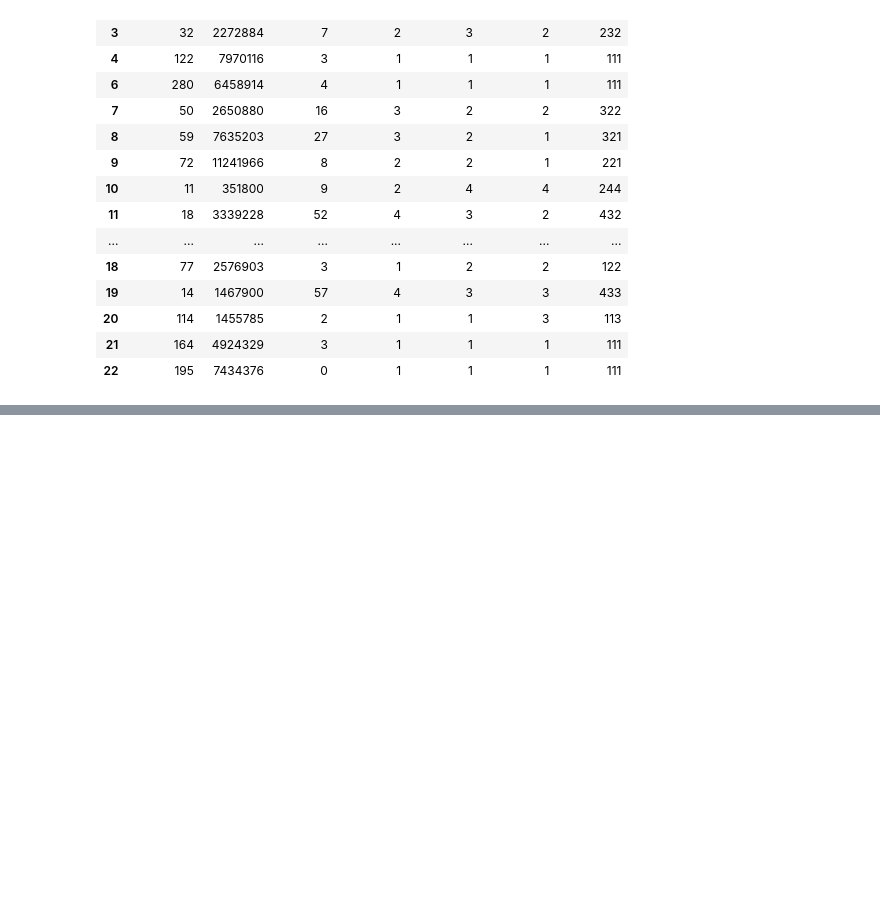
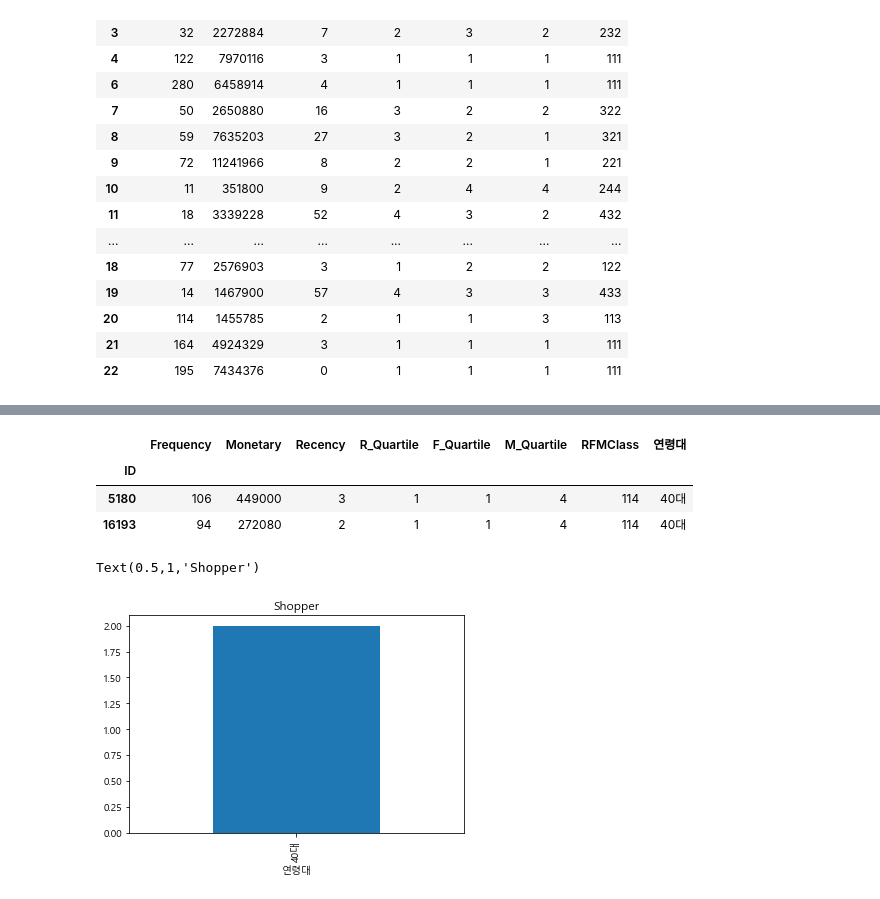
Before and after one commit to vlufoot/smu_team_6, a Jupyter notebook: RFM_segmentation.ipynb, the cells around one changed output, grey strips where cells are left out. Drawn from its saved outputs; the diff is of its cells as text; code cells hidden in the pictures; blank space fills up the shorter version.

```diff
--- a/RFM_segmentation.ipynb
+++ b/RFM_segmentation.ipynb
@@ -131,0 +158,15 @@ rfmSegmentation.head(20)
+# %%
+# 40대 두명밖에 없음
+rfm_age[rfm_age['RFMClass']=='114']
+# %% [output]
+|  | Frequency | Monetary | Recency | R_Quartile | F_Quartile | M_Quartile | RFMClass | 연령대 |
+| ID |  |  |  |  |  |  |  |  |
+| 5180 | 106 | 449000 | 3 | 1 | 1 | 4 | 114 | 40대 |
+| 16193 | 94 | 272080 | 2 | 1 | 1 | 4 | 114 | 40대 |
+# %%
+# 2. 가성비추구하는 shopper
+rfm_age[rfm_age['RFMClass']=='114'].groupby(by='연령대').count()['RFMClass'].plot(kind='bar')
+plt.title('Shopper')
+# %% [output]
+Text(0.5,1,'Shopper')
+[figure, added]
```
Also changed, not shown: parts of 11 cells of this notebook.
